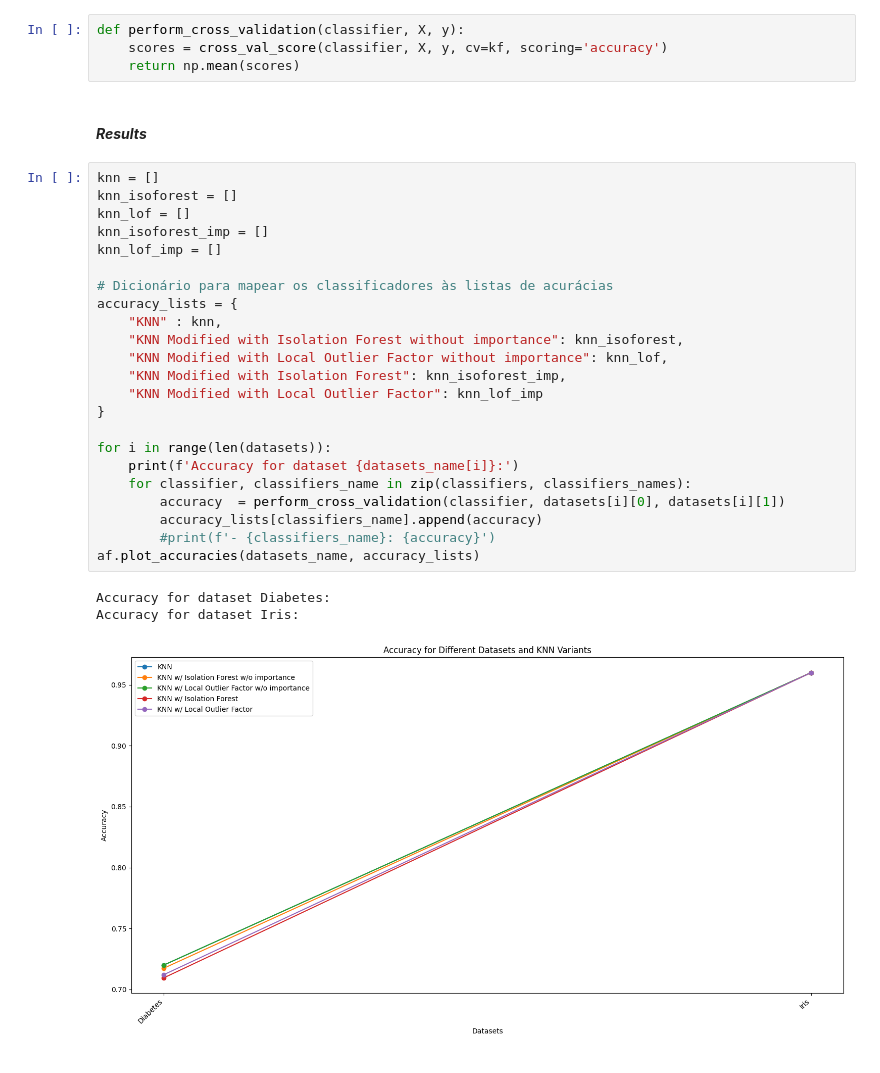
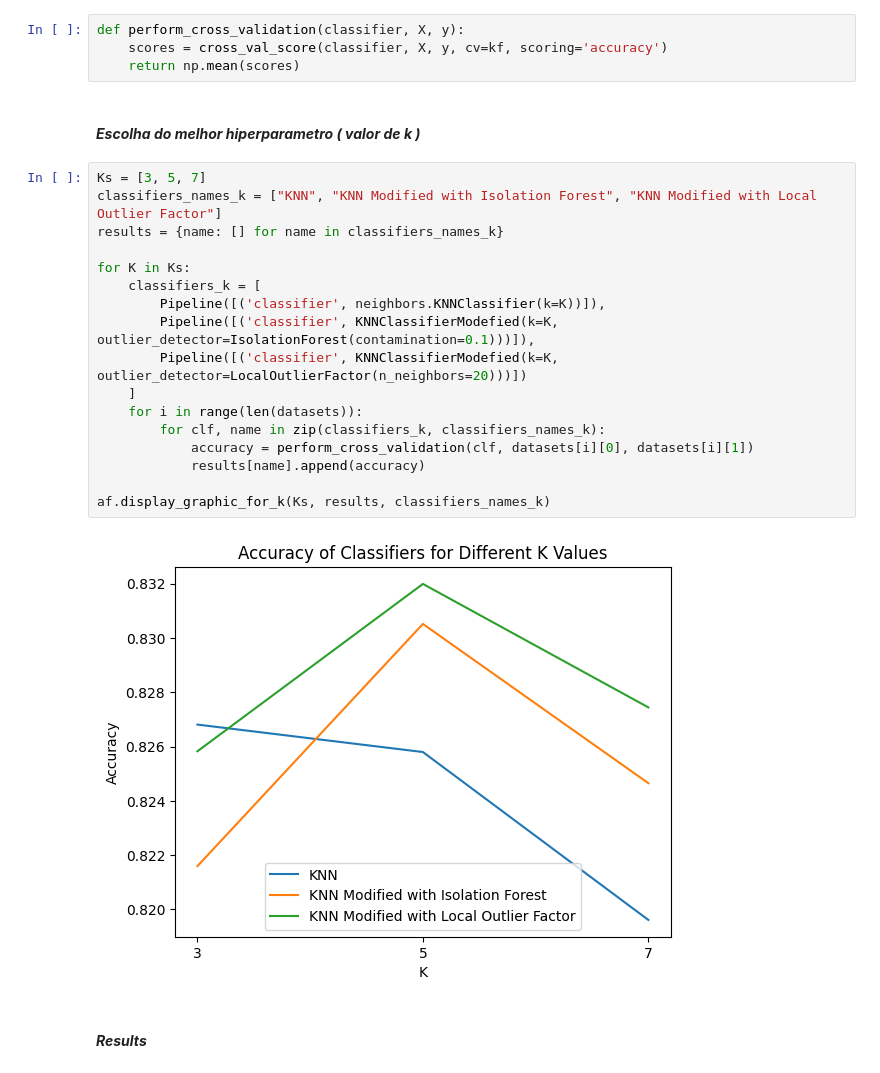
Before and after one commit to franciscoribeiro2003/KNN-NearestNeighbourVariation, a Jupyter notebook: knn.ipynb, the cells around one changed output. Saved outputs shown, nothing was run; the diff lists cells and outputs as text.

```diff
--- a/knn.ipynb
+++ b/knn.ipynb
@@ -284,32 +308,26 @@ kf = KFold(n_splits=10, shuffle=True, random_state=1)
 def perform_cross_validation(classifier, X, y):
     scores = cross_val_score(classifier, X, y, cv=kf, scoring='accuracy')
     return np.mean(scores)
+# %% [markdown]
+#### ***Escolha do melhor hiperparametro ( valor de k )***
+# %%
+Ks = [3, 5, 7]
+classifiers_names_k = ["KNN", "KNN Modified with Isolation Forest", "KNN Modified with Local Outlier Factor"]
+results = {name: [] for name in classifiers_names_k}
+
+for K in Ks:
+    classifiers_k = [
+        Pipeline([('classifier', neighbors.KNNClassifier(k=K))]),
+        Pipeline([('classifier', KNNClassifierModefied(k=K, outlier_detector=IsolationForest(contamination=0.1)))]),
+        Pipeline([('classifier', KNNClassifierModefied(k=K, outlier_detector=LocalOutlierFactor(n_neighbors=20)))])
+    ]
+    for i in range(len(datasets)):
+        for clf, name in zip(classifiers_k, classifiers_names_k):
+            accuracy = perform_cross_validation(clf, datasets[i][0], datasets[i][1])
+            results[name].append(accuracy)
+
+af.display_graphic_for_k(Ks, results, classifiers_names_k)
+# %% [output]
+[figure, added]
 # %% [markdown]
 #### ***Results***
-# %%
-knn = []
-knn_isoforest = []
-knn_lof = []
-knn_isoforest_imp = []
-knn_lof_imp = []
-
-# Dicionário para mapear os classificadores às listas de acurácias
-accuracy_lists = {
-    "KNN" : knn,
-    "KNN Modified with Isolation Forest without importance": knn_isoforest,
-    "KNN Modified with Local Outlier Factor without importance": knn_lof,
-    "KNN Modified with Isolation Forest": knn_isoforest_imp,
-    "KNN Modified with Local Outlier Factor": knn_lof_imp
-}
-
-for i in range(len(datasets)):
-    print(f'Accuracy for dataset {datasets_name[i]}:')
-    for classifier, classifiers_name in zip(classifiers, classifiers_names):
-        accuracy  = perform_cross_validation(classifier, datasets[i][0], datasets[i][1])
-        accuracy_lists[classifiers_name].append(accuracy)
-        #print(f'- {classifiers_name}: {accuracy}')
-af.plot_accuracies(datasets_name, accuracy_lists)
-# %% [output]
-Accuracy for dataset Diabetes:
-Accuracy for dataset Iris:
-[figure, removed]
```
Also changed, not shown: parts of 8 cells of this notebook, 3 other files.
